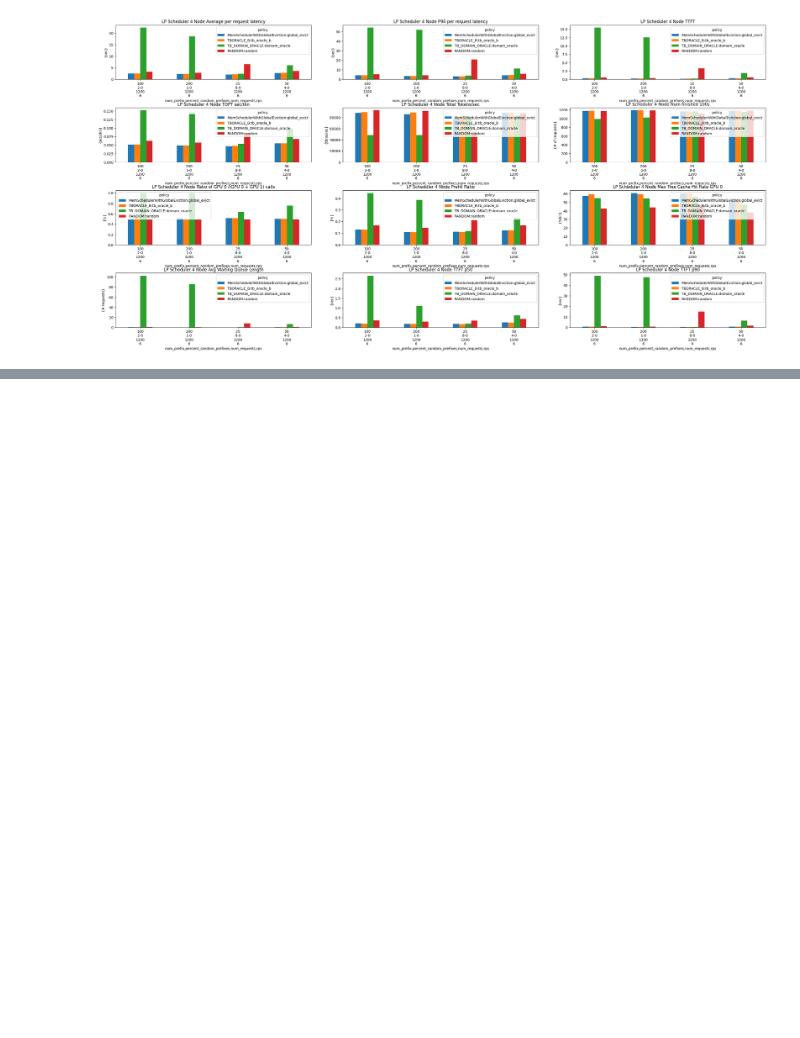
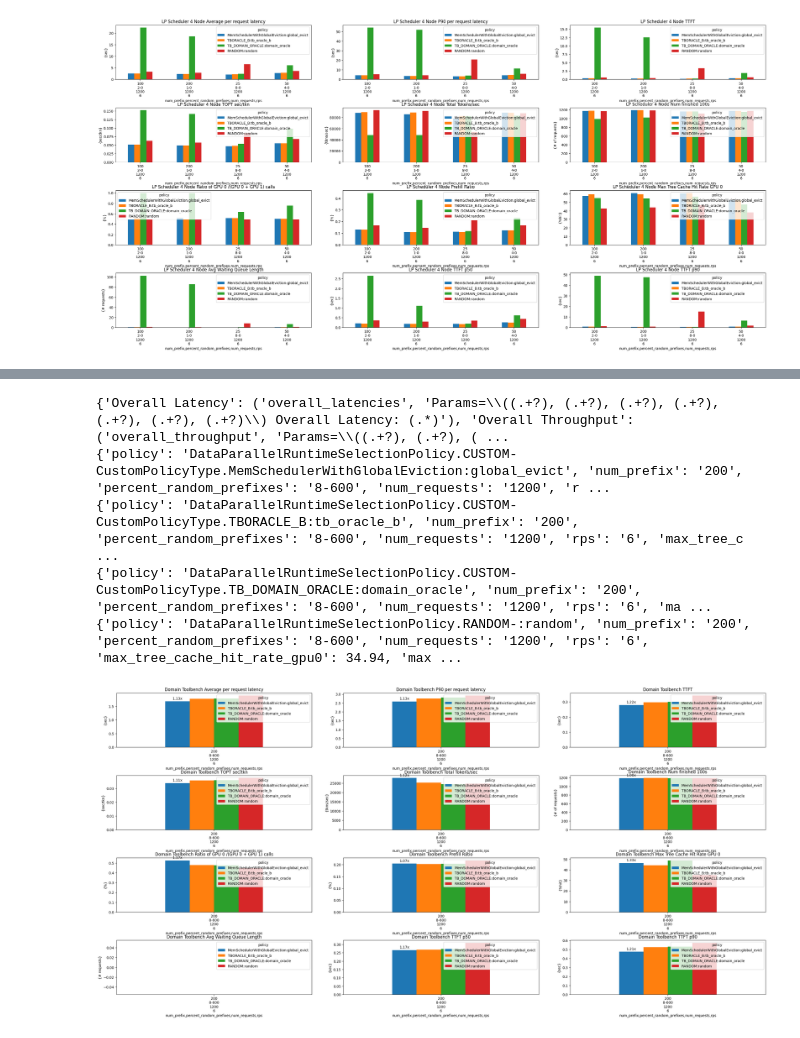
Before and after one commit to WukLab/preble, a Jupyter notebook: multi_node/benchmarks/plot_rps_results.ipynb, the cells around one changed output, grey strips where cells are left out. Saved outputs shown, nothing was run; the diff lists cells and outputs as text; code cells hidden in the pictures; blank space fills up the shorter version.

```diff
--- a/multi_node/benchmarks/plot_rps_results.ipynb
+++ b/multi_node/benchmarks/plot_rps_results.ipynb
@@ -426,3 +431,22 @@ plot_metrics(metrics, "Domain Toolbench", global_metric_dfs=lp_scheduler_exp,
+# %%
+log_file = "multi_domain_toolbench/multi_domain_test_8_gpus_v2.log"
+param_keys = ["model_name", "num_prefix", "percent_random_prefixes", "num_requests", "rps", "policy", "exp_time"]
+metrics = extract_metrics(log_file, param_keys, max_gpus=8)
+lp_scheduler_exp = {}
+plot_metrics(metrics, "Domain Toolbench", global_metric_dfs=lp_scheduler_exp,
+              global_metric_columns=[
+                  "MemSchedulerWithGlobalEviction:global_evict",
+                  "TBORACLE_B:tb_oracle_b",
+                  "TB_DOMAIN_ORACLE:domain_oracle",
+                  "RANDOM:random"
+                  ], baseline_key="RANDOM:random")
+# %% [output]
+{'Overall Latency': ('overall_latencies', 'Params=\\((.+?), (.+?), (.+?), (.+?), (.+?), (.+?), (.+?)\\) Overall Latency: (.*)'), 'Overall Throughput': ('overall_throughput', 'Params=\\((.+?), (.+?), ( ...
+{'policy': 'DataParallelRuntimeSelectionPolicy.CUSTOM-CustomPolicyType.MemSchedulerWithGlobalEviction:global_evict', 'num_prefix': '200', 'percent_random_prefixes': '8-600', 'num_requests': '1200', 'r ...
+{'policy': 'DataParallelRuntimeSelectionPolicy.CUSTOM-CustomPolicyType.TBORACLE_B:tb_oracle_b', 'num_prefix': '200', 'percent_random_prefixes': '8-600', 'num_requests': '1200', 'rps': '6', 'max_tree_c ...
+{'policy': 'DataParallelRuntimeSelectionPolicy.CUSTOM-CustomPolicyType.TB_DOMAIN_ORACLE:domain_oracle', 'num_prefix': '200', 'percent_random_prefixes': '8-600', 'num_requests': '1200', 'rps': '6', 'ma ...
+{'policy': 'DataParallelRuntimeSelectionPolicy.RANDOM-:random', 'num_prefix': '200', 'percent_random_prefixes': '8-600', 'num_requests': '1200', 'rps': '6', 'max_tree_cache_hit_rate_gpu0': 34.94, 'max ...
+[figure, added]
 # %%
 # log_file = '3_node_experiments_verify2.log'
 # param_keys = ["model_name", "num_prefix", "percent_random_prefixes", "num_requests", "rps", "policy", "exp_time"]
```
Also changed, not shown: parts of 1 cell of this notebook, 1 other file.
